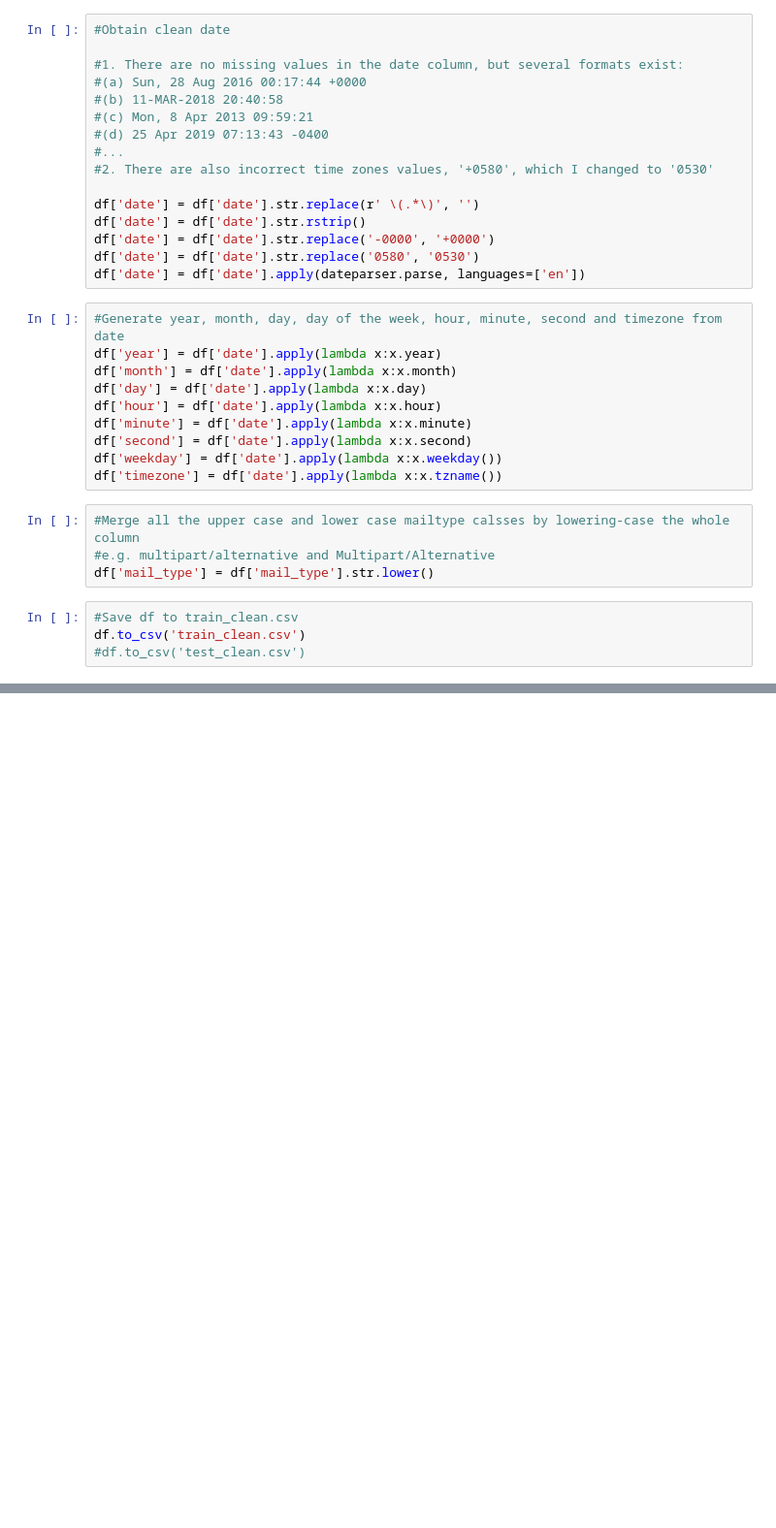
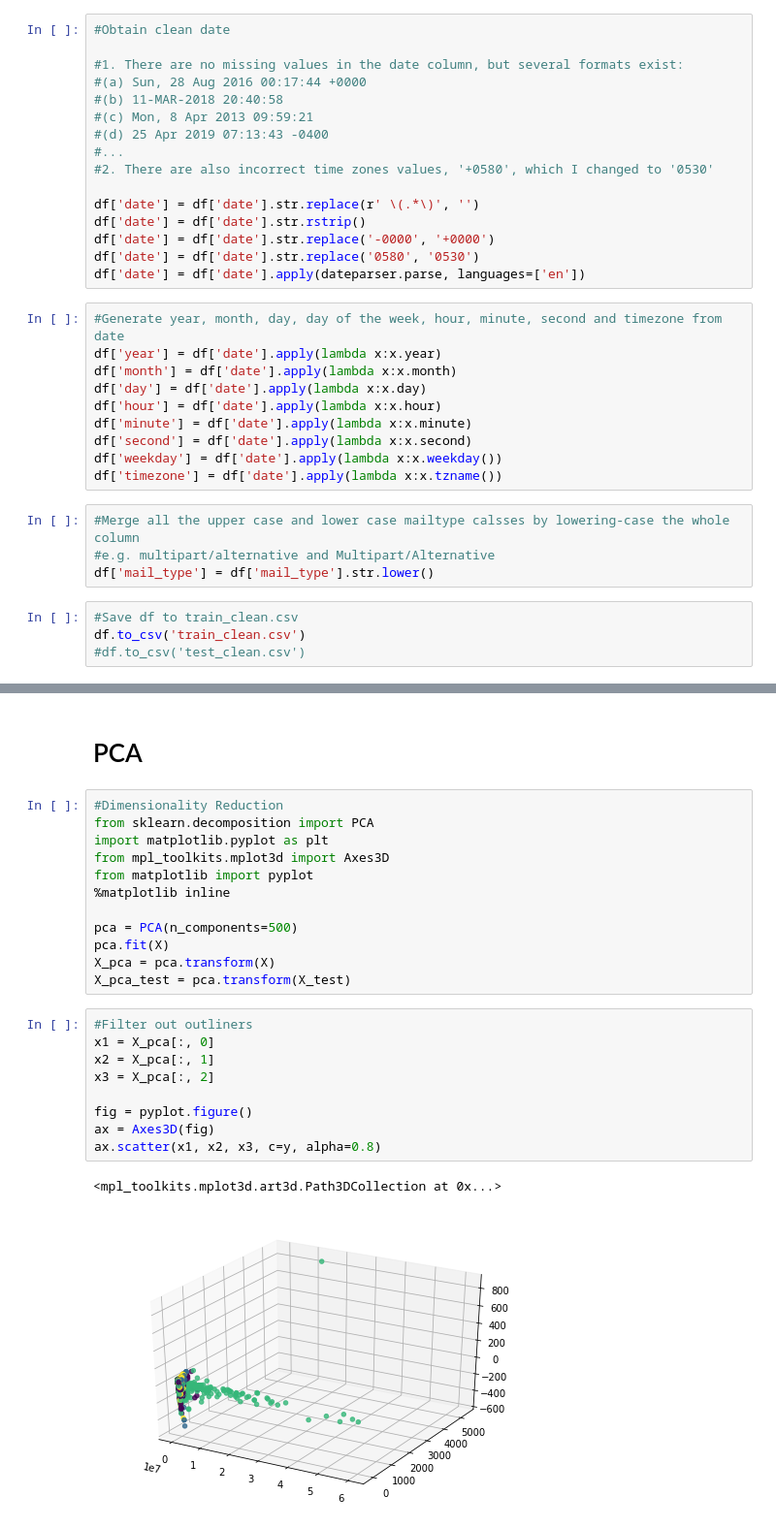
Before and after one commit to AntOhl/KaggleCompetition_MailClassificationChallenge, a Jupyter notebook: Feature Engineering.ipynb, the cells around one changed output, grey strips where cells are left out. Shown at 97% size. Drawn from its saved outputs; the diff is of its cells as text; blank space fills up the shorter version.

```diff
--- a/Feature Engineering.ipynb
+++ b/Feature Engineering.ipynb
@@ -42,0 +83,26 @@ df.to_csv('train_clean.csv')
+# %% [markdown]
+# PCA
+# %%
+#Dimensionality Reduction
+from sklearn.decomposition import PCA
+import matplotlib.pyplot as plt
+from mpl_toolkits.mplot3d import Axes3D
+from matplotlib import pyplot
+%matplotlib inline
+
+pca = PCA(n_components=500)
+pca.fit(X)
+X_pca = pca.transform(X)
+X_pca_test = pca.transform(X_test)
+# %%
+#Filter out outliners
+x1 = X_pca[:, 0]
+x2 = X_pca[:, 1]
+x3 = X_pca[:, 2]
+
+fig = pyplot.figure()
+ax = Axes3D(fig)
+ax.scatter(x1, x2, x3, c=y, alpha=0.8)
+# %% [output]
+<mpl_toolkits.mplot3d.art3d.Path3DCollection at 0x...>
+[figure, added]
```
Also changed, not shown: parts of 47 cells of this notebook.
